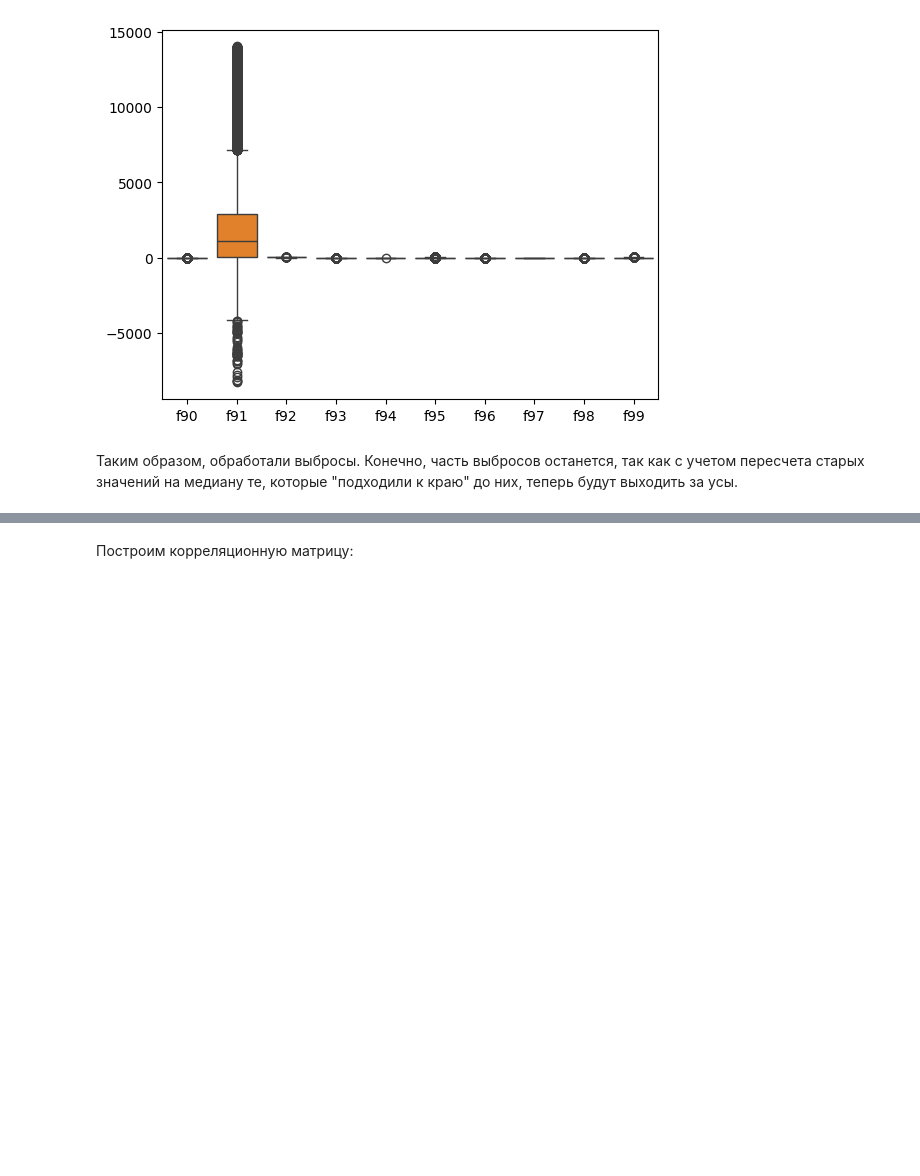
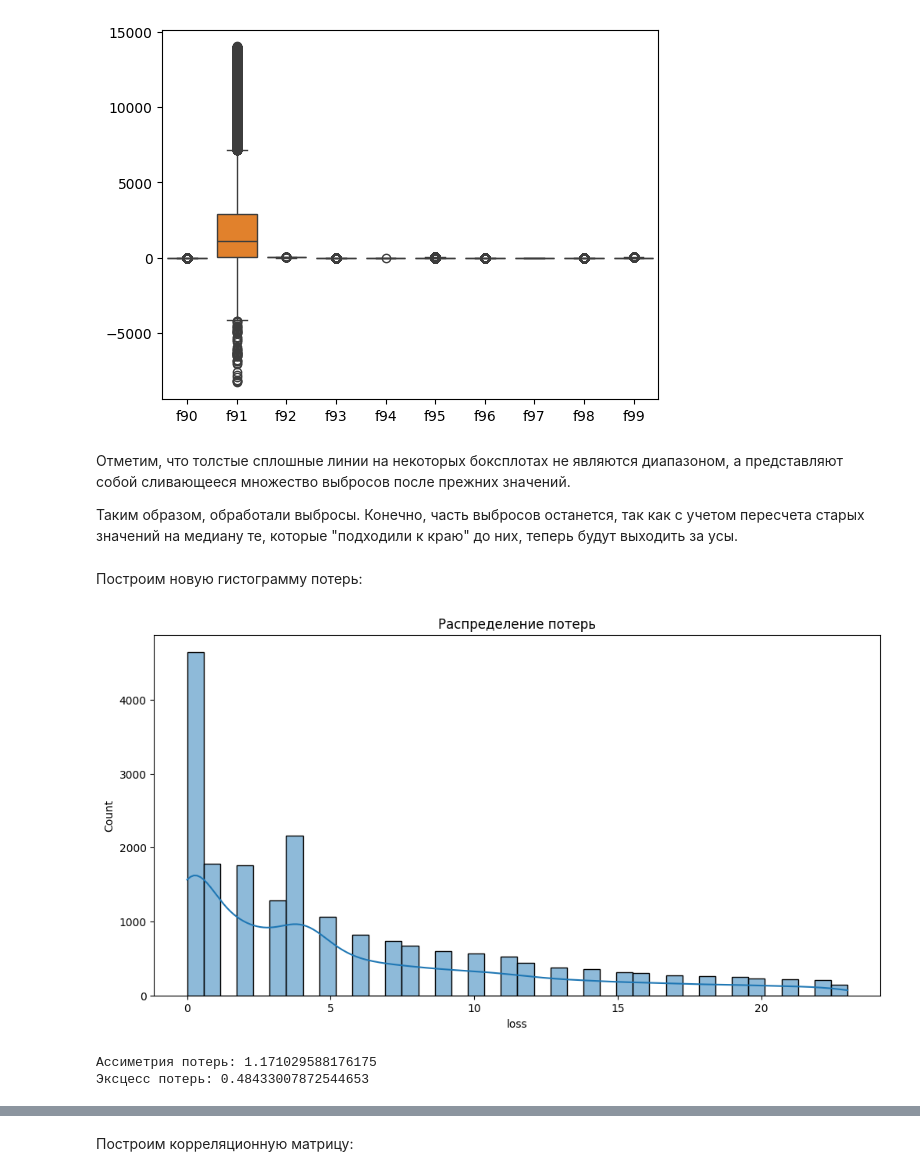
Before and after one commit to job-modelware-ru/bml-2024-tasks, a Jupyter notebook: tasks/Stacking/Loan-Default-Prediction/Goryunov_MYU_Stacking.ipynb, the cells around one changed output, grey strips where cells are left out. Cells and saved outputs as stored; diff of their text form; code cells hidden in the pictures; blank space fills up the shorter version.

```diff
--- a/tasks/Stacking/Loan-Default-Prediction/Goryunov_MYU_Stacking.ipynb
+++ b/tasks/Stacking/Loan-Default-Prediction/Goryunov_MYU_Stacking.ipynb
@@ -179,4 +195,20 @@ for i in range(0, 10):
 [figure]
 [figure]
 # %% [markdown]
+Отметим, что толстые сплошные линии на некоторых боксплотах не являются диапазоном, а представляют собой сливающееся множество выбросов после прежних значений.
+
 Таким образом, обработали выбросы. Конечно, часть выбросов останется, так как с учетом пересчета старых значений на медиану те, которые "подходили к краю" до них, теперь будут выходить за усы.
+# %% [markdown]
+Построим новую гистограмму потерь:
+# %%
+plt.figure(figsize=(12, 6))
+sns.histplot(all_data[target_column], kde=True)
+plt.title('Распределение потерь')
+plt.show()
+
+print(f'Ассиметрия потерь: {all_data[target_column].skew()}')
+print(f'Эксцесс потерь: {all_data[target_column].kurt()}')
+# %% [output]
+[figure, added]
+Ассиметрия потерь: 1.171029588176175
+Эксцесс потерь: 0.48433007872544653
```
Also changed, not shown: parts of 11 cells of this notebook.
